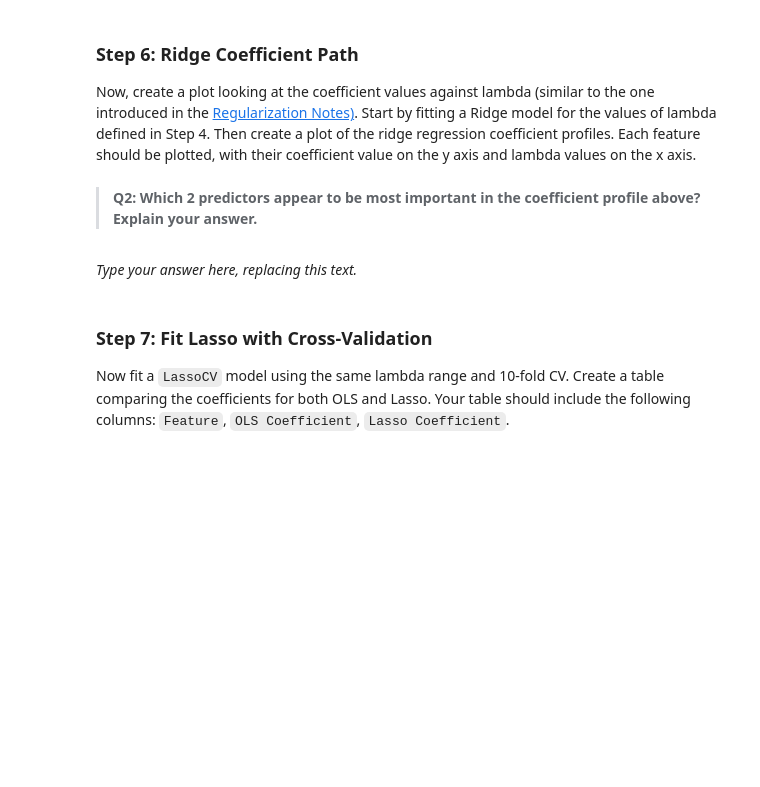
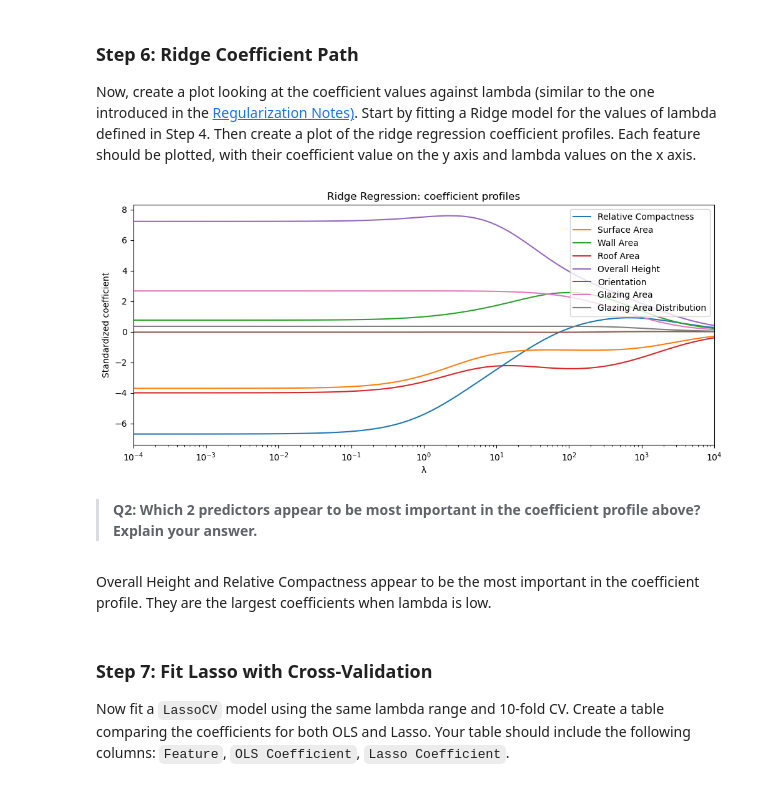
Before and after one commit to kaimorquecho/assignment-3, a Jupyter notebook: task1/hw3-task1.ipynb, the cells around one changed output. Cells and saved outputs as stored; diff of their text form; code cells hidden in the pictures; blank space fills up the shorter version.

```diff
--- a/task1/hw3-task1.ipynb
+++ b/task1/hw3-task1.ipynb
@@ -195,10 +204,32 @@ grader.check("q4")
 ### Step 6: Ridge Coefficient Path
 
 Now, create a plot looking at the coefficient values against lambda (similar to the one introduced in the [Regularization Notes)](https://meds-eds-232.github.io/EDS-232-course-website/notes/6_linear_model_selection_and_regularization/6_linear_model_selection_and_regularization-NOTES.html). Start by fitting a Ridge model for the values of lambda defined in Step 4. Then create a plot of the ridge regression coefficient profiles. Each feature should be plotted, with their coefficient value on the y axis and lambda values on the x axis.
+# %%
+# Fit a ridge model for all values of lambda
+coefs = []
+for l in lambdas:
+    ridge = Ridge(alpha=l)
+    ridge.fit(X_train_scaled, y_train)
+    coefs.append(ridge.coef_)
+
+# Plot coefficients vs lambdas
+coefs = np.array(coefs)
+plt.figure(figsize=(12, 5))
+for i, feature in enumerate(feature_names):
+    plt.plot(lambdas, coefs[:, i], label=feature)
+plt.xscale('log')
+plt.title('Ridge Regression: coefficient profiles')
+plt.xlabel('λ')
+plt.ylabel('Standardized coefficient')
+plt.legend()
+plt.xlim(1e-4, 1e4)
+plt.show()
+# %% [output]
+[figure, added]
 # %% [markdown]
 > **Q2: Which 2 predictors appear to be most important in the coefficient profile above? Explain your answer.**
 # %% [markdown]
-_Type your answer here, replacing this text._
+Overall Height and Relative Compactness appear to be the most important in the coefficient profile. They are the largest coefficients when lambda is low.
 # %% [markdown]
 <!-- END QUESTION -->
 
```
Also changed, not shown: parts of 12 cells of this notebook.
